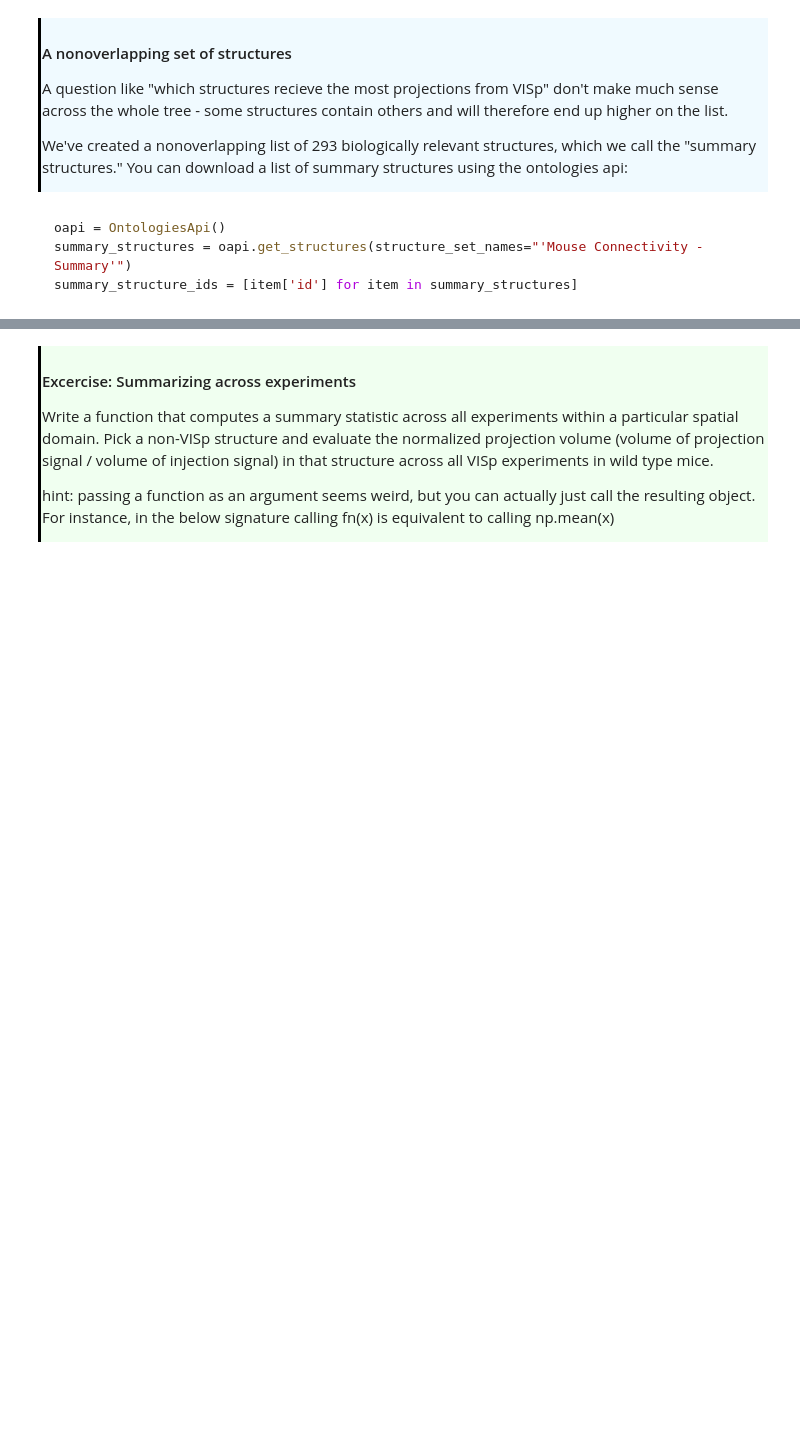
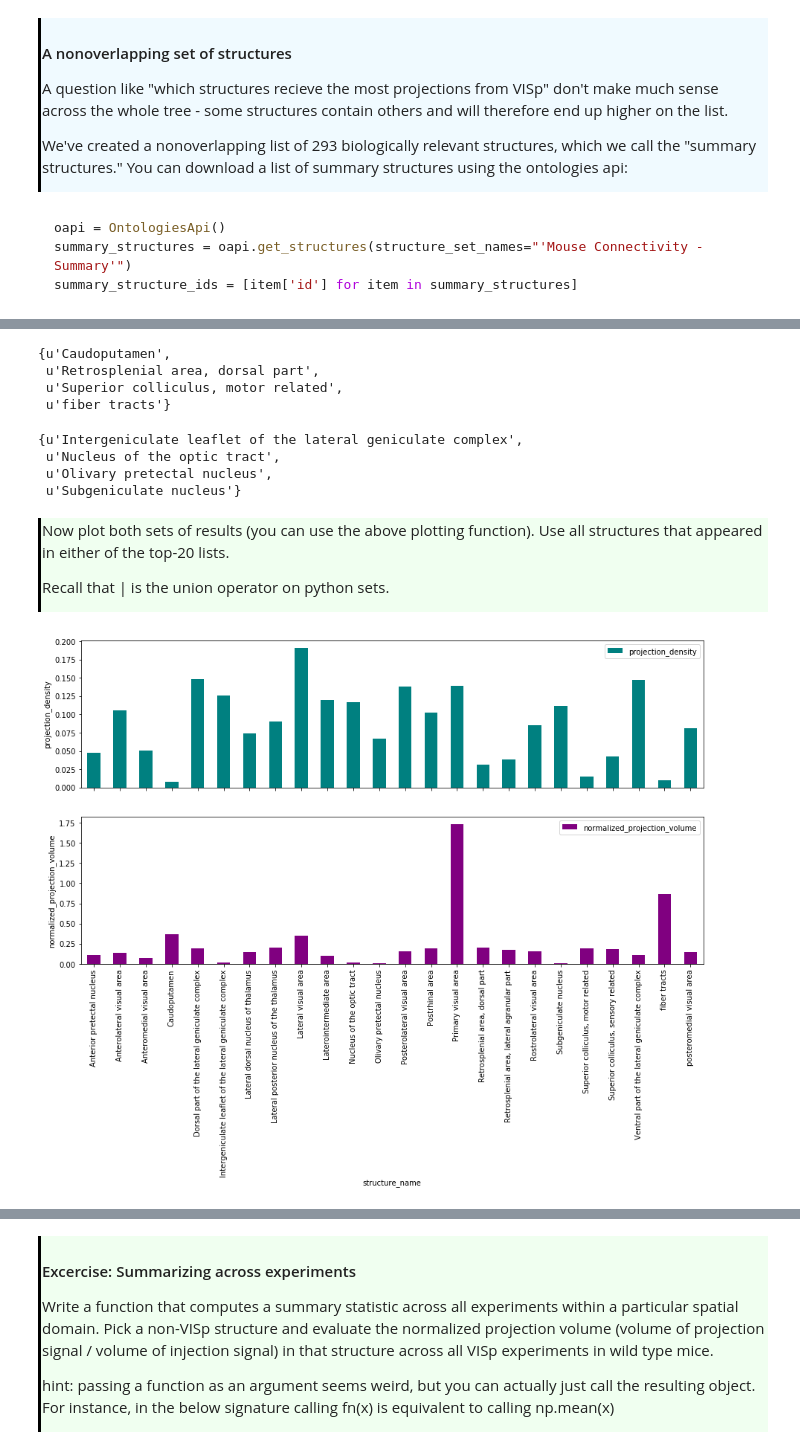
Before and after one commit to AllenInstitute/SWDB_2018, a Jupyter notebook: DynamicBrain/solutions/Connectivity_solutions.ipynb, the cells around one changed output, grey strips where cells are left out. Cells and saved outputs as stored; diff of their text form; code cells hidden in the pictures; blank space fills up the shorter version.

```diff
--- a/DynamicBrain/solutions/Connectivity_solutions.ipynb
+++ b/DynamicBrain/solutions/Connectivity_solutions.ipynb
@@ -905,0 +893,3 @@ ax[1].set_ylabel('normalized projection volume')
+# %%
+top20_npv = top_projection(wt_visp_summary_projection_unionizes, 'normalized_projection_volume', 20)
+top20_npv['structure_name']
@@ -906,3 +914,32 @@ ax[1].set_ylabel('normalized projection volume')
+# %%
+set(top20_npv['structure_name']) - set(top20_density['structure_name'])
+# %% [output]
+{u'Caudoputamen',
+ u'Retrosplenial area, dorsal part',
+ u'Superior colliculus, motor related',
+ u'fiber tracts'}
+# %%
+set(top20_density['structure_name']) - set(top20_npv['structure_name'])
+# %% [output]
+{u'Intergeniculate leaflet of the lateral geniculate complex',
+ u'Nucleus of the optic tract',
+ u'Olivary pretectal nucleus',
+ u'Subgeniculate nucleus'}
+# %% [markdown]
+<div style="border-left: 3px solid #000; padding: 1px; padding-left: 10px; background: #F0FFF0; ">
+
+Now plot both sets of results (you can use the above plotting function). Use all structures that appeared in either of the top-20 lists.
+
+<p>Recall that | is the union operator on python sets.</p>
+
+</div>
+# %%
+names_of_interest = list(set(top20_density['structure_name']) | set(top20_npv['structure_name']))
+plot_mean_values(wt_visp_summary_projection_unionizes, names_of_interest,
+                 ['projection_density', 'normalized_projection_volume'],
+                 ['teal', 'purple'])
+# %% [output]
+[figure, added]
 # %% [markdown]
 <div style="border-left: 3px solid #000; padding: 1px; padding-left: 10px; background: #F0FAFF; "><h4>Why do we get different answers with projection density and normalized projection volume?</h4>
 <ul>
```
Also changed, not shown: parts of 42 cells of this notebook, 2 other files.
